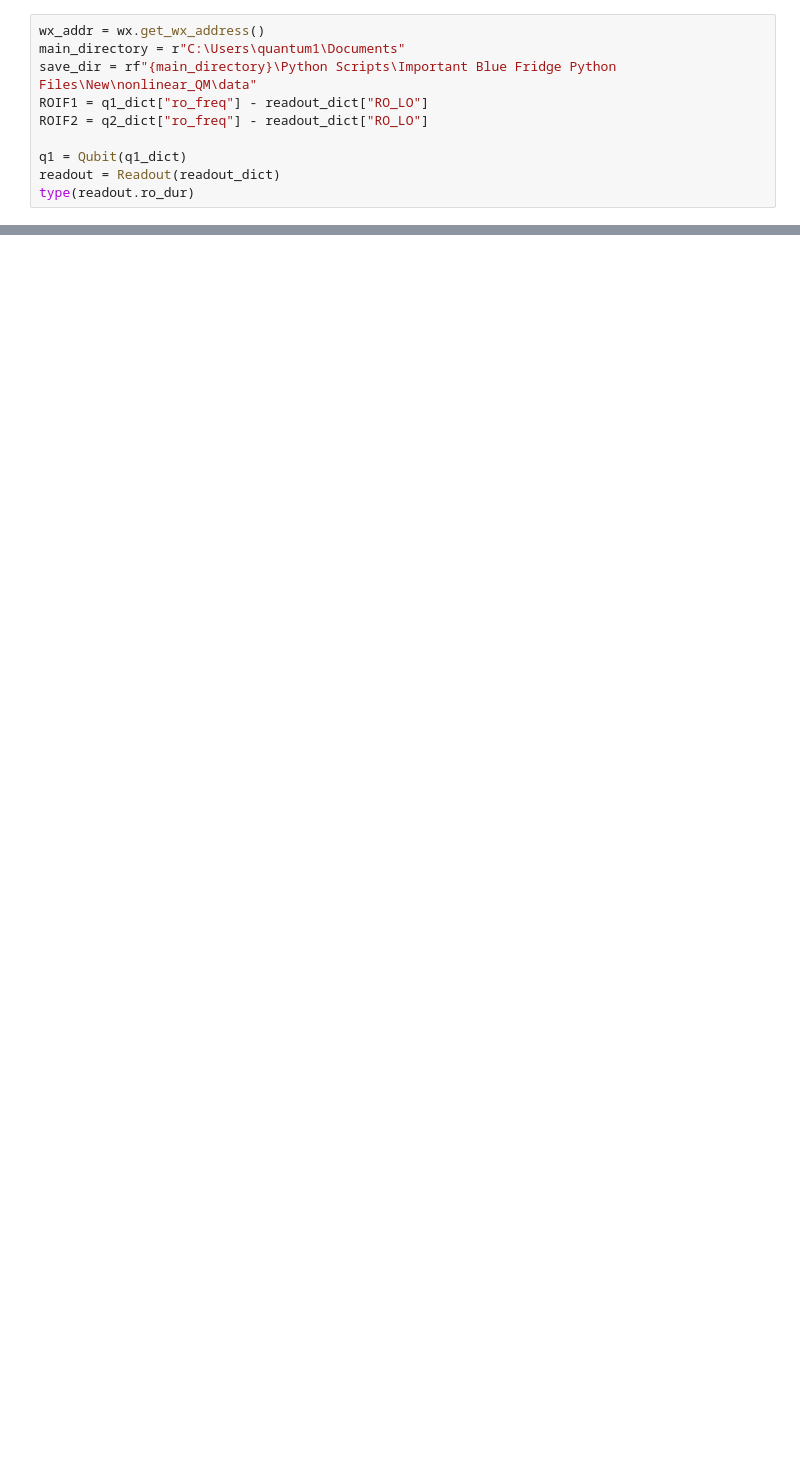
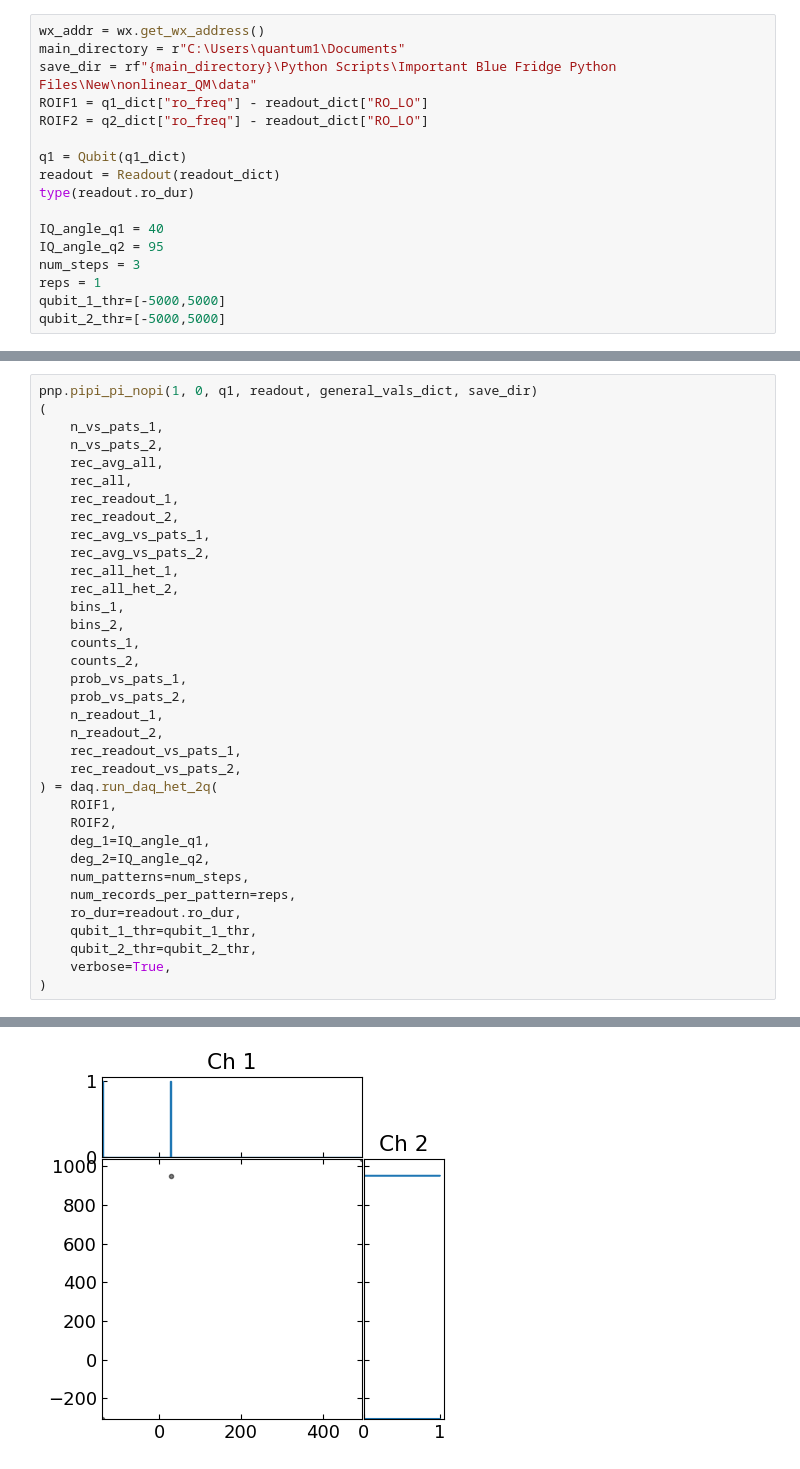
Before and after one commit to Katermurch/BlueFridgeNonLin, a Jupyter notebook: threestate_discrim.ipynb, the cells around one changed output, grey strips where cells are left out. Drawn from its saved outputs; the diff is of its cells as text; blank space fills up the shorter version.

```diff
--- a/threestate_discrim.ipynb
+++ b/threestate_discrim.ipynb
@@ -20,3 +22,10 @@ ROIF2 = q2_dict["ro_freq"] - readout_dict["RO_LO"]
 q1 = Qubit(q1_dict)
 readout = Readout(readout_dict)
 type(readout.ro_dur)
+
+IQ_angle_q1 = 40
+IQ_angle_q2 = 95
+num_steps = 3
+reps = 1
+qubit_1_thr=[-5000,5000]
+qubit_2_thr=[-5000,5000]
@@ -48,0 +32,36 @@ loading ch4
+# %%
+pnp.pipi_pi_nopi(1, 0, q1, readout, general_vals_dict, save_dir)
+(
+    n_vs_pats_1,
+    n_vs_pats_2,
+    rec_avg_all,
+    rec_all,
+    rec_readout_1,
+    rec_readout_2,
+    rec_avg_vs_pats_1,
+    rec_avg_vs_pats_2,
+    rec_all_het_1,
+    rec_all_het_2,
+    bins_1,
+    bins_2,
+    counts_1,
+    counts_2,
+    prob_vs_pats_1,
+    prob_vs_pats_2,
+    n_readout_1,
+    n_readout_2,
+    rec_readout_vs_pats_1,
+    rec_readout_vs_pats_2,
+) = daq.run_daq_het_2q(
+    ROIF1,
+    ROIF2,
+    deg_1=IQ_angle_q1,
+    deg_2=IQ_angle_q2,
+    num_patterns=num_steps,
+    num_records_per_pattern=reps,
+    ro_dur=readout.ro_dur,
+    qubit_1_thr=qubit_1_thr,
+    qubit_2_thr=qubit_2_thr,
+    verbose=True,
+)
+# %% [output]
@@ -48,0 +86 @@ loading ch4
+[figure, added]
```
Also changed, not shown: parts of 4 cells of this notebook, 6 other files.
